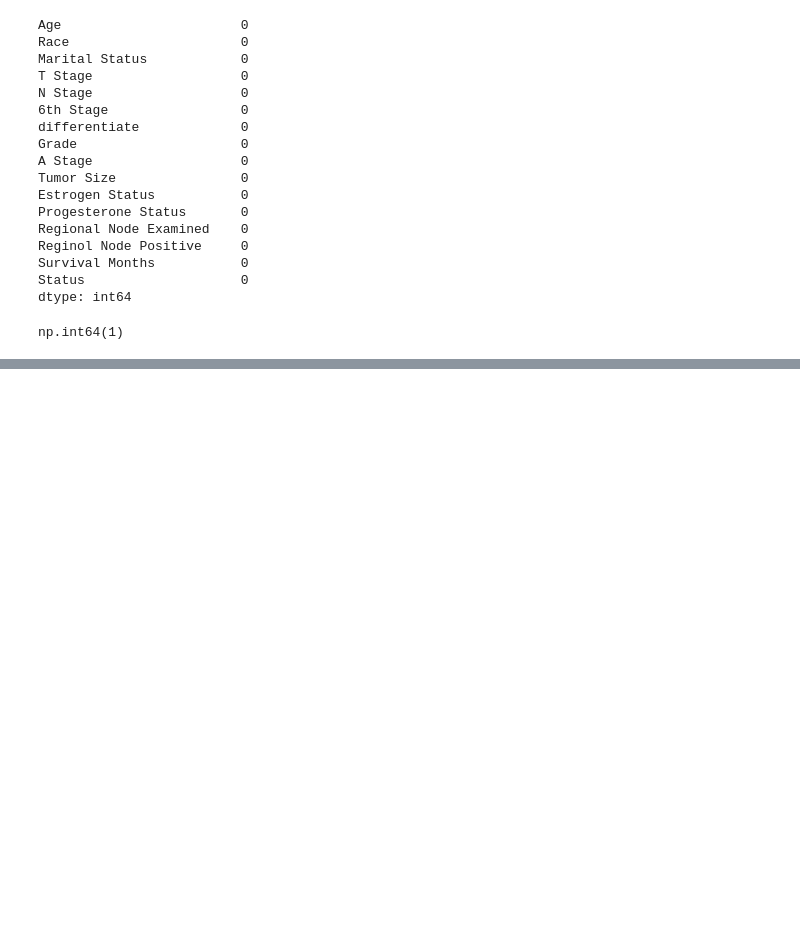
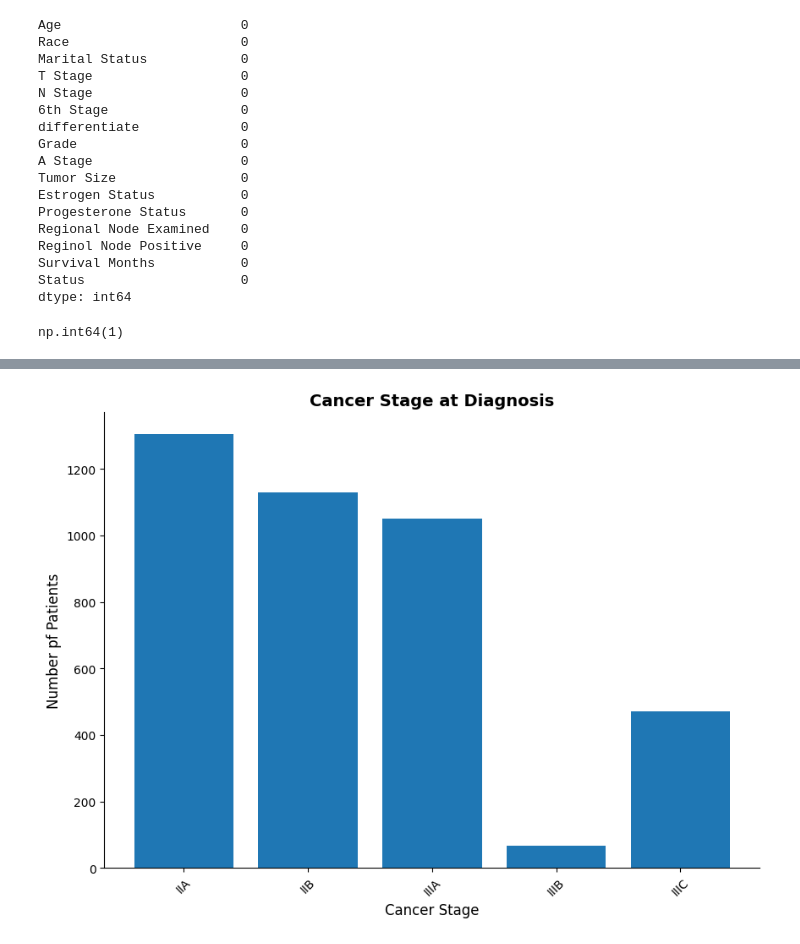
Before and after one commit to Shyleyy/breast-cancer-data-analysis, a Jupyter notebook: notebook/breast-cancer-notebook.ipynb, the cells around one changed output, grey strips where cells are left out. Cells and saved outputs as stored; diff of their text form; code cells hidden in the pictures; blank space fills up the shorter version.

```diff
--- a/notebook/breast-cancer-notebook.ipynb
+++ b/notebook/breast-cancer-notebook.ipynb
@@ -123,0 +204,21 @@ df.head()
+# %%
+# Stage at diagnosis
+# latestage vs early stage detection
+
+
+stage_counts = df['6th Stage'].value_counts().sort_index()
+
+plt.figure(figsize=(10,7))
+plt.bar(stage_counts.index, stage_counts.values)
+
+plt.xlabel('Cancer Stage', fontsize=12)
+plt.ylabel('Number pf Patients', fontsize=12)
+plt.xticks(rotation=45)
+
+ax = plt.gca()
+ax.spines['top'].set_visible(False)
+ax.spines['right'].set_visible(False)
+ax.set_title('Cancer Stage at Diagnosis', fontsize=14, fontweight='bold')
+plt.show()
+# %% [output]
+[figure, added]
```
Also changed, not shown: parts of 9 cells of this notebook.
